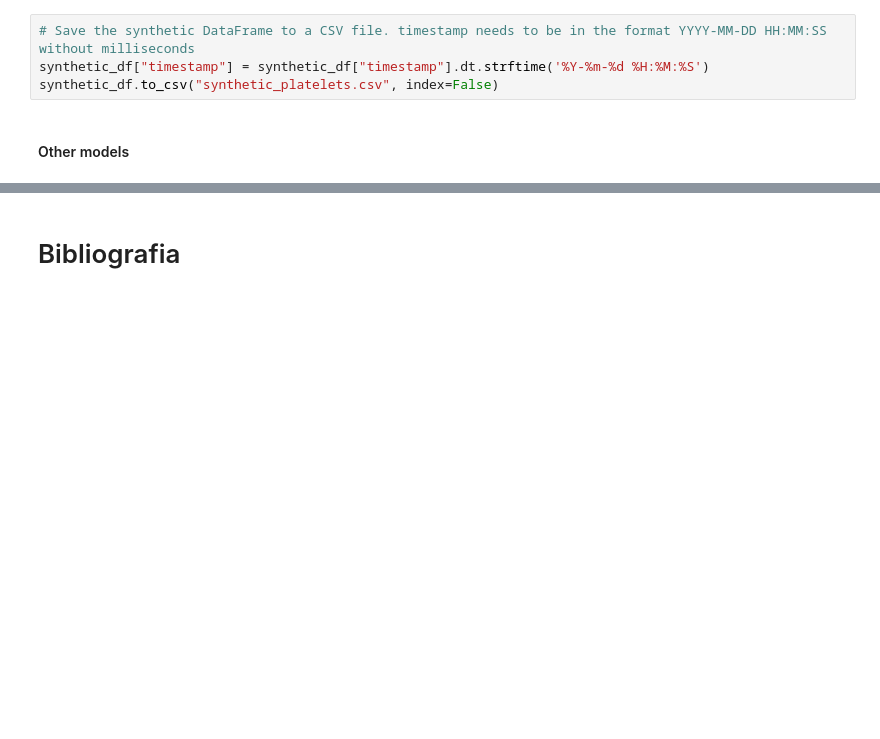
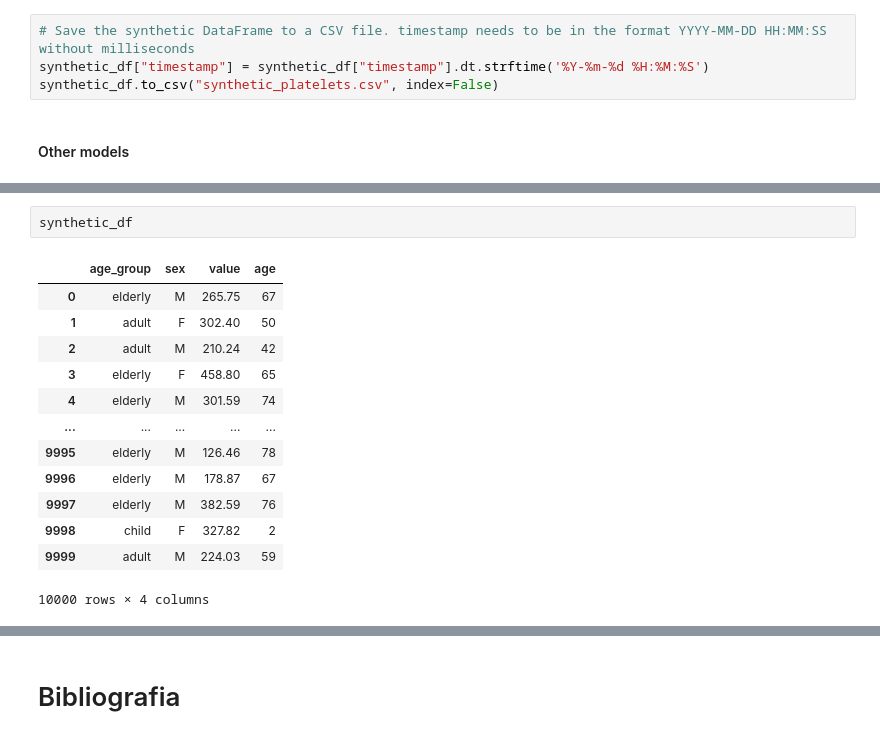
Before and after one commit to krisandre7/ia376n_ia_generativa, a Jupyter notebook: tarefa.ipynb, the cells around one changed output, grey strips where cells are left out. Saved outputs shown, nothing was run; the diff lists cells and outputs as text; blank space fills up the shorter version.

```diff
--- a/tarefa.ipynb
+++ b/tarefa.ipynb
@@ -991,0 +1024,16 @@ synthetic_df.to_csv("synthetic_platelets.csv", index=False)
+# %%
+synthetic_df
+# %% [output]
+|  | age_group | sex | value | age |
+| 0 | elderly | M | 265.75 | 67 |
+| 1 | adult | F | 302.40 | 50 |
+| 2 | adult | M | 210.24 | 42 |
+| 3 | elderly | F | 458.80 | 65 |
+| 4 | elderly | M | 301.59 | 74 |
+| ... | ... | ... | ... | ... |
+| 9995 | elderly | M | 126.46 | 78 |
+| 9996 | elderly | M | 178.87 | 67 |
+| 9997 | elderly | M | 382.59 | 76 |
+| 9998 | child | F | 327.82 | 2 |
+| 9999 | adult | M | 224.03 | 59 |
+10000 rows × 4 columns
```
Also changed, not shown: parts of 10 cells of this notebook.
